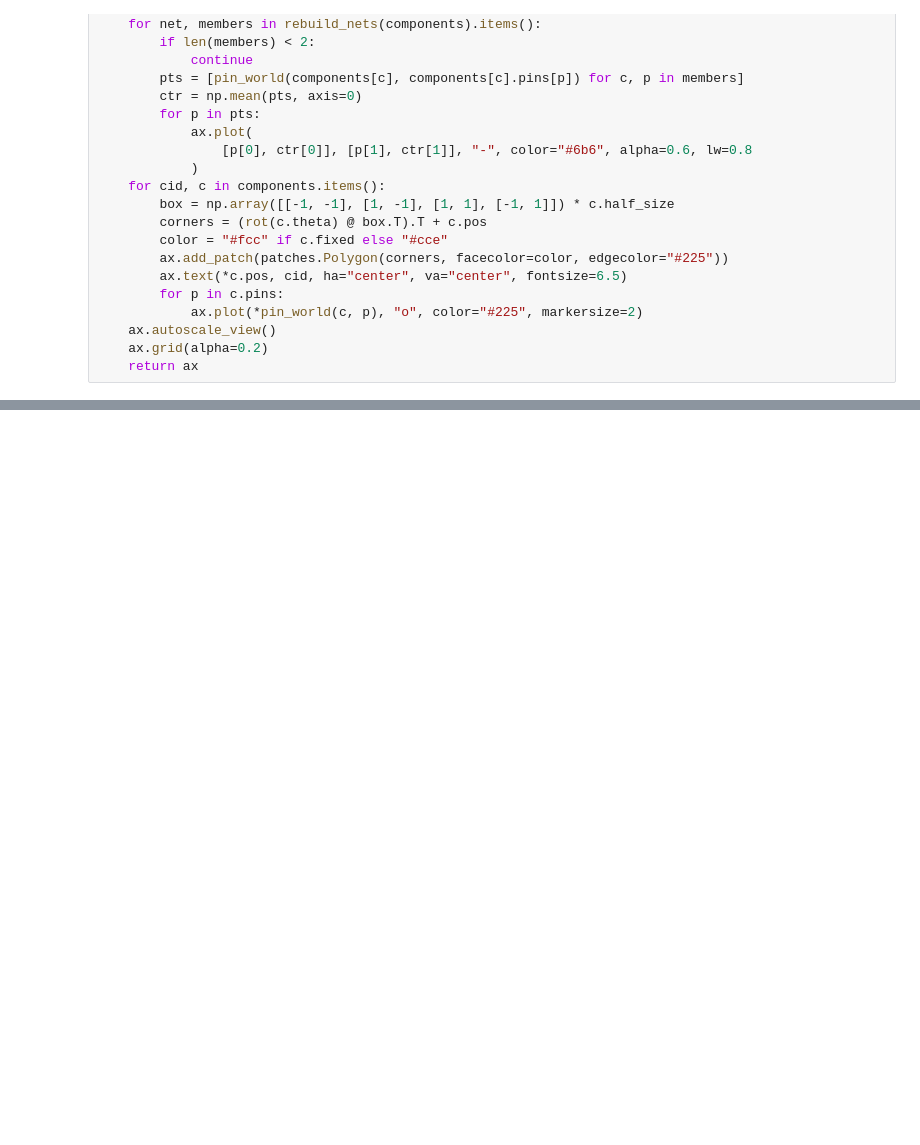
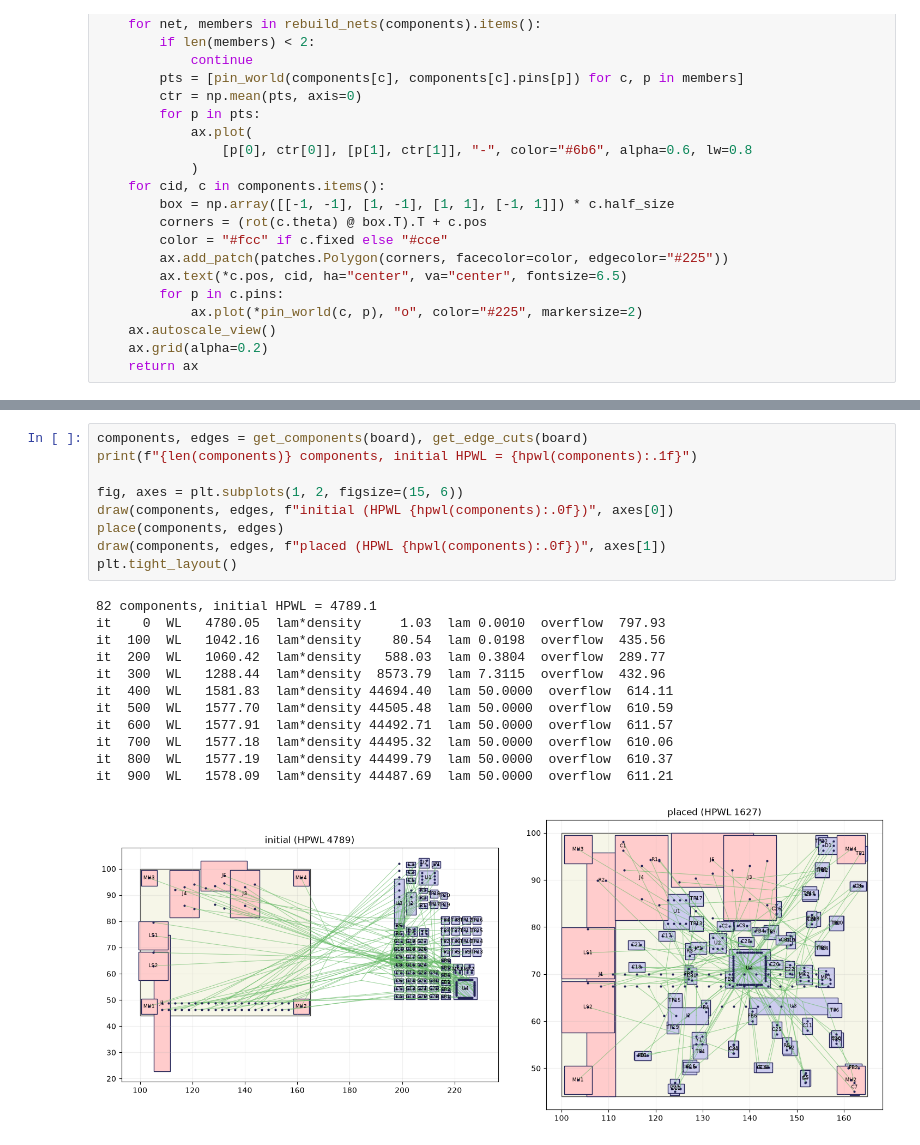
Before and after one commit to wang-edward/autoplace, a Jupyter notebook: notebook/plugin.ipynb, the cells around one changed output, grey strips where cells are left out. Drawn from its saved outputs; the diff is of its cells as text; blank space fills up the shorter version.

```diff
--- a/notebook/plugin.ipynb
+++ b/notebook/plugin.ipynb
@@ -170,0 +322,22 @@ get_components(board)
+# %%
+components, edges = get_components(board), get_edge_cuts(board)
+print(f"{len(components)} components, initial HPWL = {hpwl(components):.1f}")
+
+fig, axes = plt.subplots(1, 2, figsize=(15, 6))
+draw(components, edges, f"initial (HPWL {hpwl(components):.0f})", axes[0])
+place(components, edges)
+draw(components, edges, f"placed (HPWL {hpwl(components):.0f})", axes[1])
+plt.tight_layout()
+# %% [output]
+82 components, initial HPWL = 4789.1
+it    0  WL   4780.05  lam*density     1.03  lam 0.0010  overflow  797.93
+it  100  WL   1042.16  lam*density    80.54  lam 0.0198  overflow  435.56
+it  200  WL   1060.42  lam*density   588.03  lam 0.3804  overflow  289.77
+it  300  WL   1288.44  lam*density  8573.79  lam 7.3115  overflow  432.96
+it  400  WL   1581.83  lam*density 44694.40  lam 50.0000  overflow  614.11
+it  500  WL   1577.70  lam*density 44505.48  lam 50.0000  overflow  610.59
+it  600  WL   1577.91  lam*density 44492.71  lam 50.0000  overflow  611.57
+it  700  WL   1577.18  lam*density 44495.32  lam 50.0000  overflow  610.06
+it  800  WL   1577.19  lam*density 44499.79  lam 50.0000  overflow  610.37
+it  900  WL   1578.09  lam*density 44487.69  lam 50.0000  overflow  611.21
+[figure, added]
```
Also changed, not shown: parts of 8 cells of this notebook.
